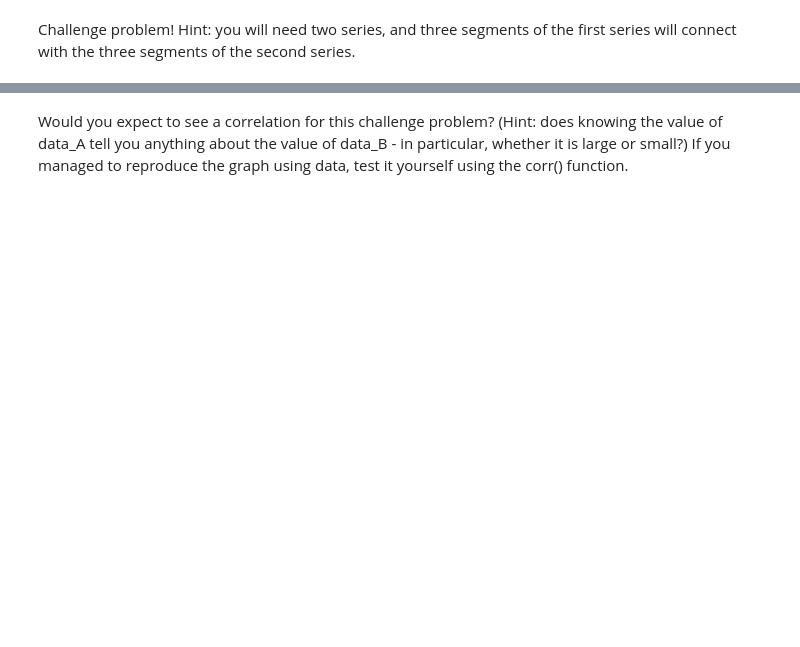
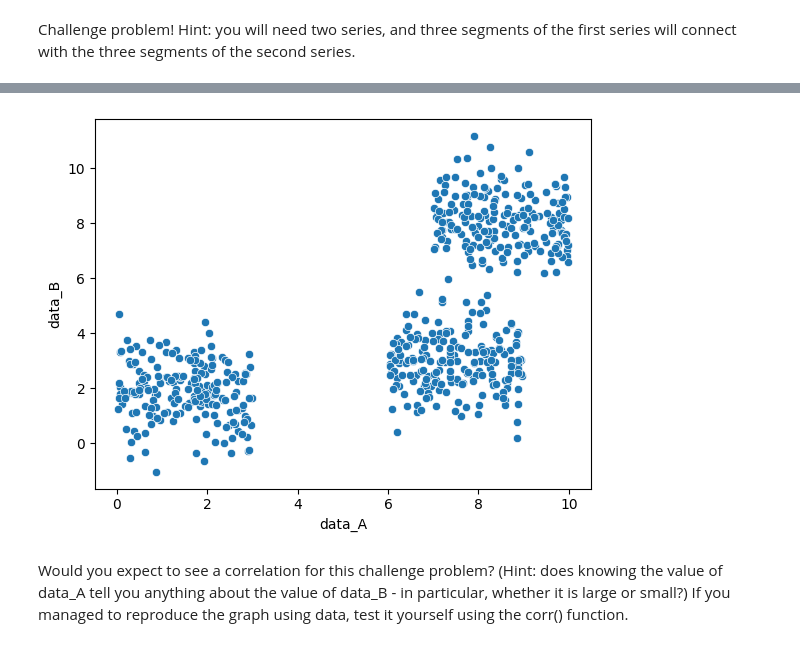
Before and after one commit to cwmckee91/dx699, a Jupyter notebook: 2025-spring-B2/ModB2-Week5-McKee-Chris.ipynb, the cells around one changed output, grey strips where cells are left out. Saved outputs shown, nothing was run; the diff lists cells and outputs as text; code cells hidden in the pictures; blank space fills up the shorter version.

```diff
--- a/2025-spring-B2/ModB2-Week5-McKee-Chris.ipynb
+++ b/2025-spring-B2/ModB2-Week5-McKee-Chris.ipynb
@@ -190,2 +203,22 @@ FileNotFoundError: No such file or directory: 'threeclouds.png'
+# %%
+np.random.seed(0)
+
+x_vals1 = np.random.uniform(0, 3, 200)
+x_vals2 = np.random.uniform(6, 9, 200)
+x_vals3 = np.random.uniform(7, 10, 200)
+
+cloud1 = np.random.normal(loc=2, scale=1, size=200)
+cloud2 = np.random.normal(loc=3, scale=1, size=200)
+cloud3 = np.random.normal(loc=8, scale=1, size=200)
+
+x_combined = np.concatenate([x_vals1, x_vals2, x_vals3])
+y_combined = np.concatenate([cloud1, cloud2, cloud3])
+
+df = pd.DataFrame({'data_A': x_combined, 'data_B': y_combined})
+
+sns.scatterplot(data=df, x="data_A", y="data_B")
+plt.show()
+# %% [output]
+[figure, added]
 # %% [markdown]
 Would you expect to see a correlation for this challenge problem?  (Hint: does knowing the value of data_A tell you anything about the value of data_B - in particular, whether it is large or small?)  If you managed to reproduce the graph using data, test it yourself using the corr() function.
```
Also changed, not shown: parts of 10 cells of this notebook.
